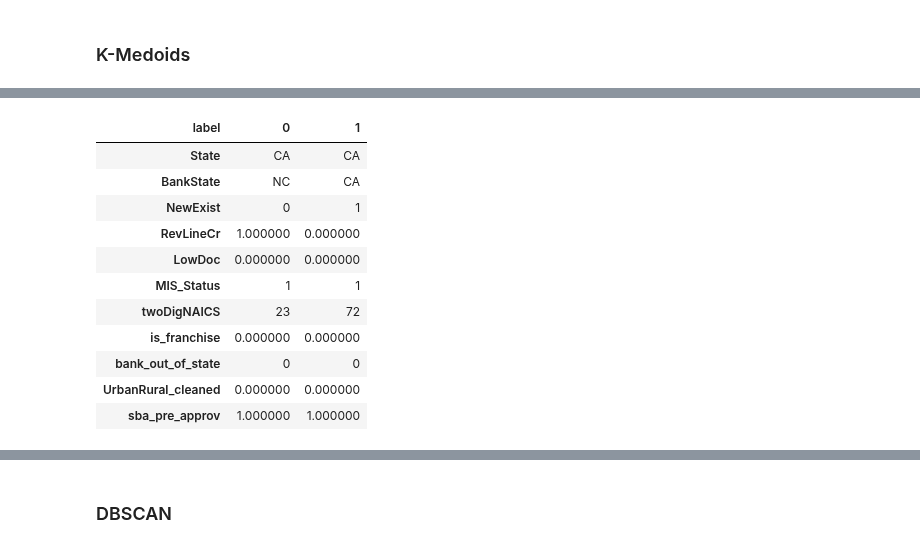
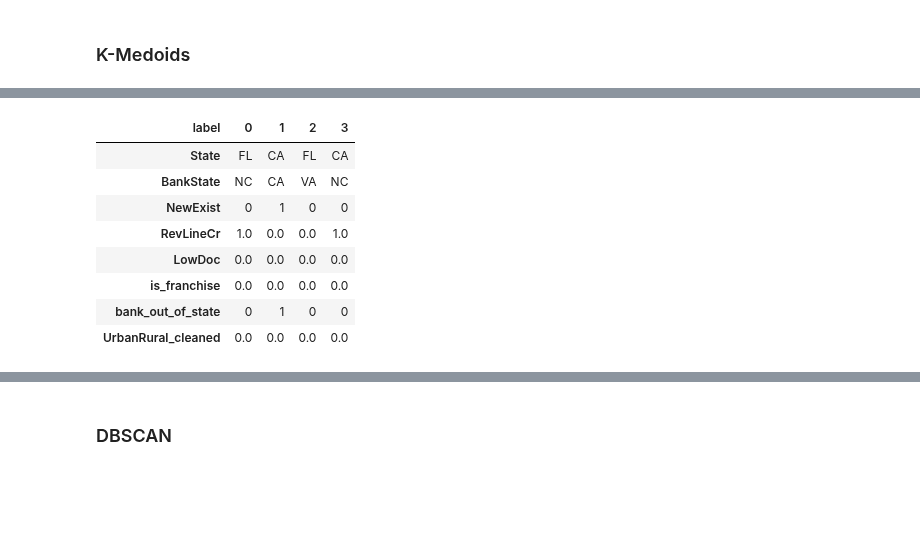
Before and after one commit to DJGump/module-work-DSI06, a Jupyter notebook: capstone 3 prep/defaulted_loans_cluster_analysis.ipynb, the cells around one changed output, grey strips where cells are left out. Drawn from its saved outputs; the diff is of its cells as text; code cells hidden in the pictures; blank space fills up the shorter version.

```diff
--- a/capstone 3 prep/defaulted_loans_cluster_analysis.ipynb
+++ b/capstone 3 prep/defaulted_loans_cluster_analysis.ipynb
@@ -155,0 +189,4 @@ famd_coords = famd.row_coordinates(scaled_X)
+# %%
+# store the famd coordinates to do custom plotting
+sample["famd_x"] = famd.row_coordinates(scaled_X).iloc[:, 0]
+sample["famd_y"] = famd.row_coordinates(scaled_X).iloc[:, 1]
@@ -165,0 +197,3 @@ Just from the Factor Analysis, it appears there are at least two dense clusters,
+# %%
+# will want cat_cols as str for discrete coloring in graphs
+sample[cat_cols] = sample[cat_cols].astype("str")
@@ -166,7 +202,7 @@ Just from the Factor Analysis, it appears there are at least two dense clusters,
 # %% [markdown]
 ### K-Medoids
 # %%
-k = 2
+k = 4
 nrows = gower_df.shape[0]
 init_medoids = np.random.randint(0, nrows, k)
 init_medoids
@@ -184,6 +220,8 @@ kmed.process()
 [interactive output not drawn]
 # %%
 labels = kmed.predict(gower_dist)
-sample["label"] = labels
-sample["label"].value_counts(normalize=True)
+sample_kmeds = sample.copy()
+sample_kmeds["label"] = labels
+sample_kmeds["label"] = sample_kmeds["label"].astype("str")
+sample_kmeds["label"].value_counts(normalize=True)
 # %% [output]
@@ -210,19 +250,16 @@ clst_avg.style.background_gradient(axis=1)
 # %%
 cat_cols_labels = cat_cols.copy()
 cat_cols_labels.append("label")
-clst_avg = sample[cat_cols_labels].groupby("label").agg(pd.Series.mode).T
+clst_avg = sample_kmeds[cat_cols_labels].groupby("label").agg(pd.Series.mode).T
 clst_avg.style.background_gradient(axis=1)
 # %% [output]
-| label | 0 | 1 |
-| State | CA | CA |
-| BankState | NC | CA |
-| NewExist | 0 | 1 |
-| RevLineCr | 1.000000 | 0.000000 |
-| LowDoc | 0.000000 | 0.000000 |
-| MIS_Status | 1 | 1 |
-| twoDigNAICS | 23 | 72 |
-| is_franchise | 0.000000 | 0.000000 |
-| bank_out_of_state | 0 | 0 |
-| UrbanRural_cleaned | 0.000000 | 0.000000 |
-| sba_pre_approv | 1.000000 | 1.000000 |
+| label | 0 | 1 | 2 | 3 |
+| State | FL | CA | FL | CA |
+| BankState | NC | CA | VA | NC |
+| NewExist | 0 | 1 | 0 | 0 |
+| RevLineCr | 1.0 | 0.0 | 0.0 | 1.0 |
+| LowDoc | 0.0 | 0.0 | 0.0 | 0.0 |
+| is_franchise | 0.0 | 0.0 | 0.0 | 0.0 |
+| bank_out_of_state | 0 | 1 | 0 | 0 |
+| UrbanRural_cleaned | 0.0 | 0.0 | 0.0 | 0.0 |
 [interactive output not drawn]
```
Also changed, not shown: parts of 59 cells of this notebook.
